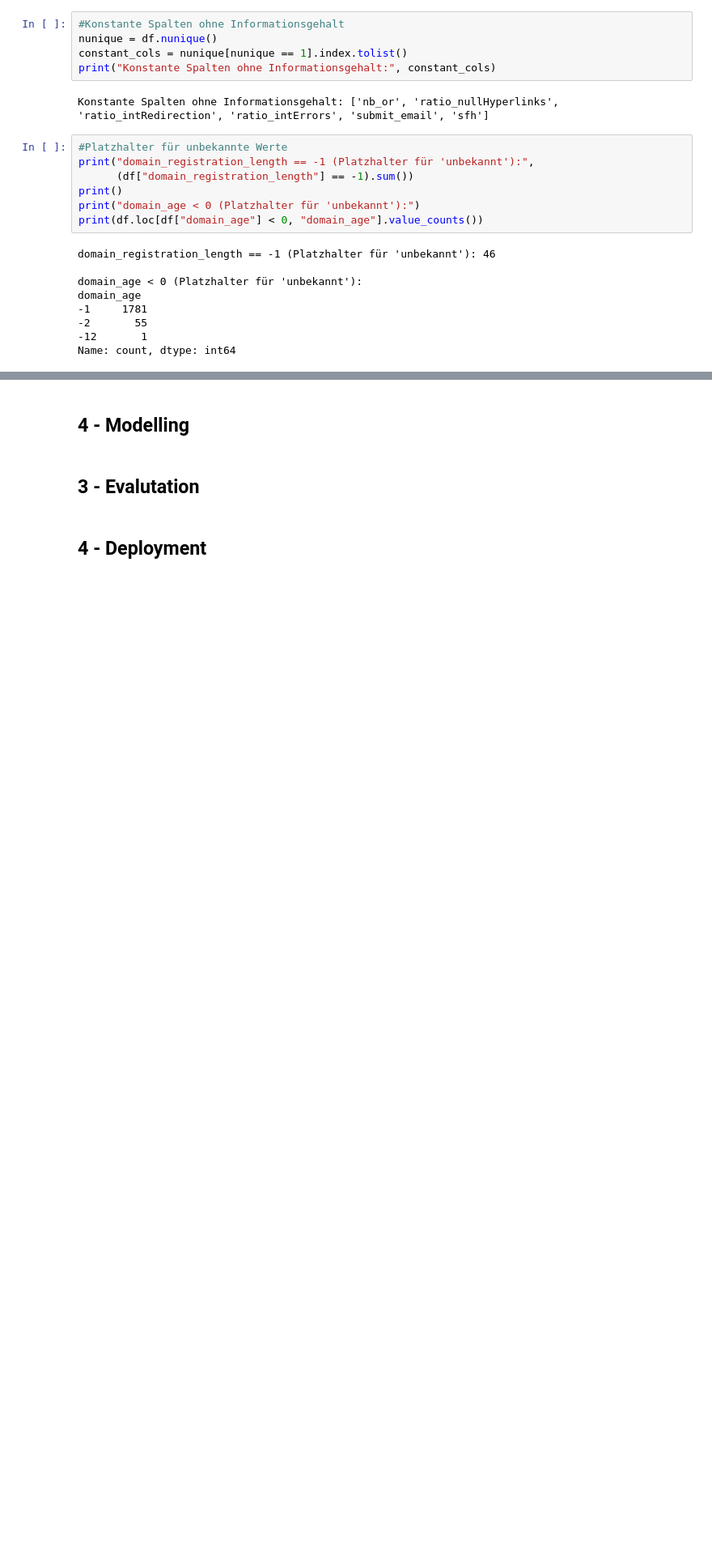
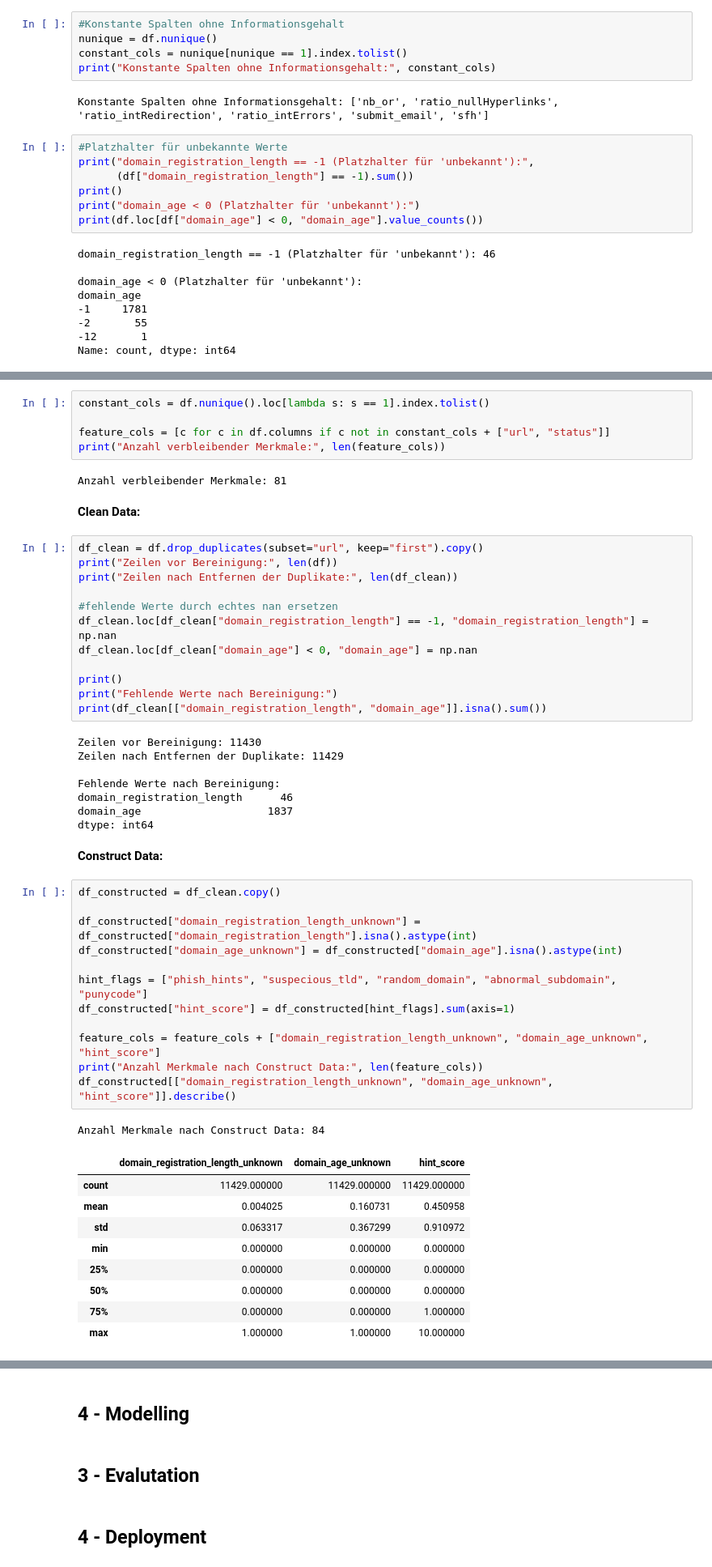
Before and after one commit to Henry210605/lecture-ai-basics, a Jupyter notebook: chapter/05_assessment/03_assessment/03_fishing_detection_analysis.ipynb, the cells around one changed output, grey strips where cells are left out. Shown at 81% size. Saved outputs shown, nothing was run; the diff lists cells and outputs as text; blank space fills up the shorter version.

Commit message:
add Data Preparation

```diff
--- a/chapter/05_assessment/03_assessment/03_fishing_detection_analysis.ipynb
+++ b/chapter/05_assessment/03_assessment/03_fishing_detection_analysis.ipynb
@@ -191,0 +194,54 @@ Name: count, dtype: int64
+# %%
+constant_cols = df.nunique().loc[lambda s: s == 1].index.tolist()
+
+feature_cols = [c for c in df.columns if c not in constant_cols + ["url", "status"]]
+print("Anzahl verbleibender Merkmale:", len(feature_cols))
+# %% [output]
+Anzahl verbleibender Merkmale: 81
+# %% [markdown]
+**Clean Data:**
+# %%
+df_clean = df.drop_duplicates(subset="url", keep="first").copy()
+print("Zeilen vor Bereinigung:", len(df))
+print("Zeilen nach Entfernen der Duplikate:", len(df_clean))
+
+#fehlende Werte durch echtes nan ersetzen
+df_clean.loc[df_clean["domain_registration_length"] == -1, "domain_registration_length"] = np.nan
+df_clean.loc[df_clean["domain_age"] < 0, "domain_age"] = np.nan
+
+print()
+print("Fehlende Werte nach Bereinigung:")
+print(df_clean[["domain_registration_length", "domain_age"]].isna().sum())
+# %% [output]
+Zeilen vor Bereinigung: 11430
+Zeilen nach Entfernen der Duplikate: 11429
+
+Fehlende Werte nach Bereinigung:
+domain_registration_length      46
+domain_age                    1837
+dtype: int64
+# %% [markdown]
+**Construct Data:**
+# %%
+df_constructed = df_clean.copy()
+
+df_constructed["domain_registration_length_unknown"] = df_constructed["domain_registration_length"].isna().astype(int)
+df_constructed["domain_age_unknown"] = df_constructed["domain_age"].isna().astype(int)
+
+hint_flags = ["phish_hints", "suspecious_tld", "random_domain", "abnormal_subdomain", "punycode"]
+df_constructed["hint_score"] = df_constructed[hint_flags].sum(axis=1)
+
+feature_cols = feature_cols + ["domain_registration_length_unknown", "domain_age_unknown", "hint_score"]
+print("Anzahl Merkmale nach Construct Data:", len(feature_cols))
+df_constructed[["domain_registration_length_unknown", "domain_age_unknown", "hint_score"]].describe()
+# %% [output]
+Anzahl Merkmale nach Construct Data: 84
+|  | domain_registration_length_unknown | domain_age_unknown | hint_score |
+| count | 11429.000000 | 11429.000000 | 11429.000000 |
+| mean | 0.004025 | 0.160731 | 0.450958 |
+| std | 0.063317 | 0.367299 | 0.910972 |
+| min | 0.000000 | 0.000000 | 0.000000 |
+| 25% | 0.000000 | 0.000000 | 0.000000 |
+| 50% | 0.000000 | 0.000000 | 0.000000 |
+| 75% | 0.000000 | 0.000000 | 1.000000 |
+| max | 1.000000 | 1.000000 | 10.000000 |
```
Also changed, not shown: parts of 8 cells of this notebook.
